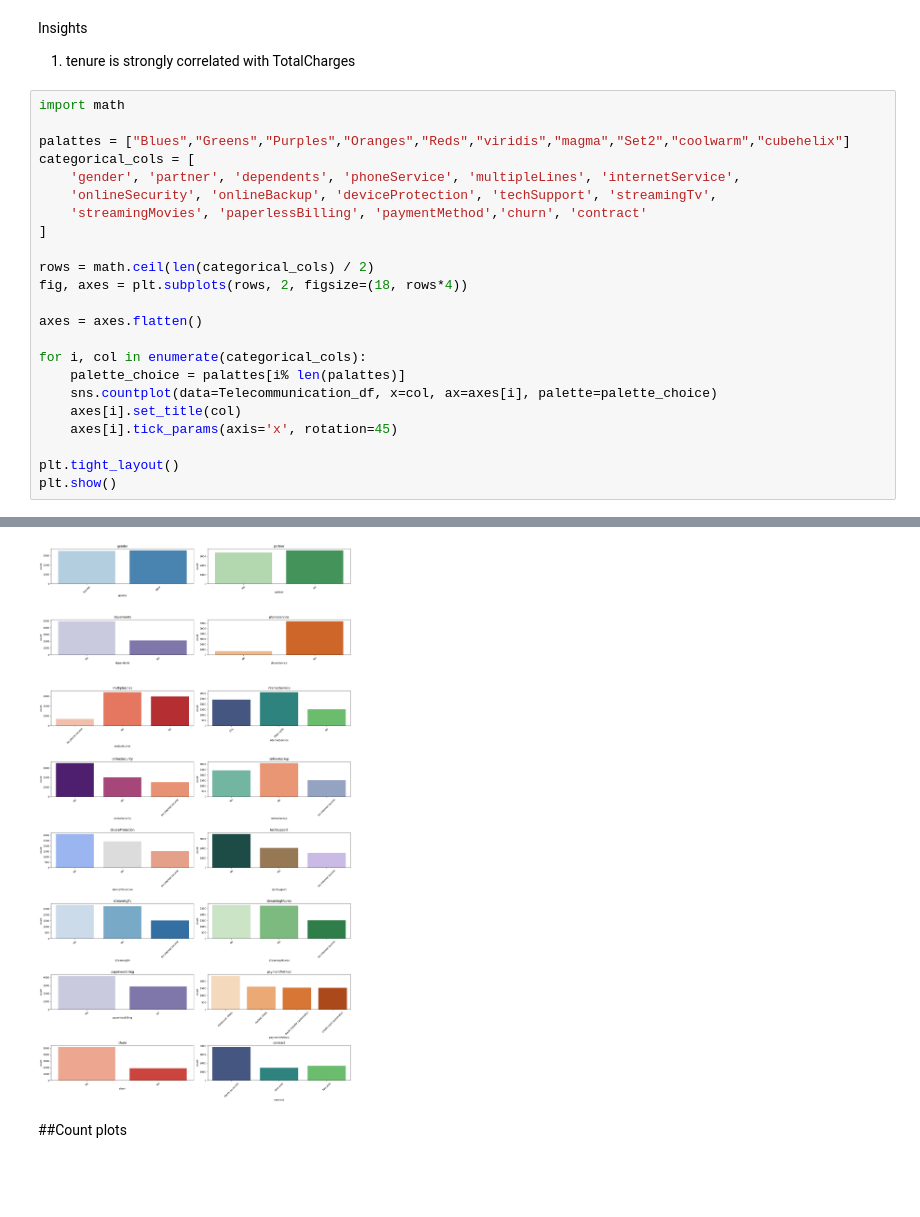
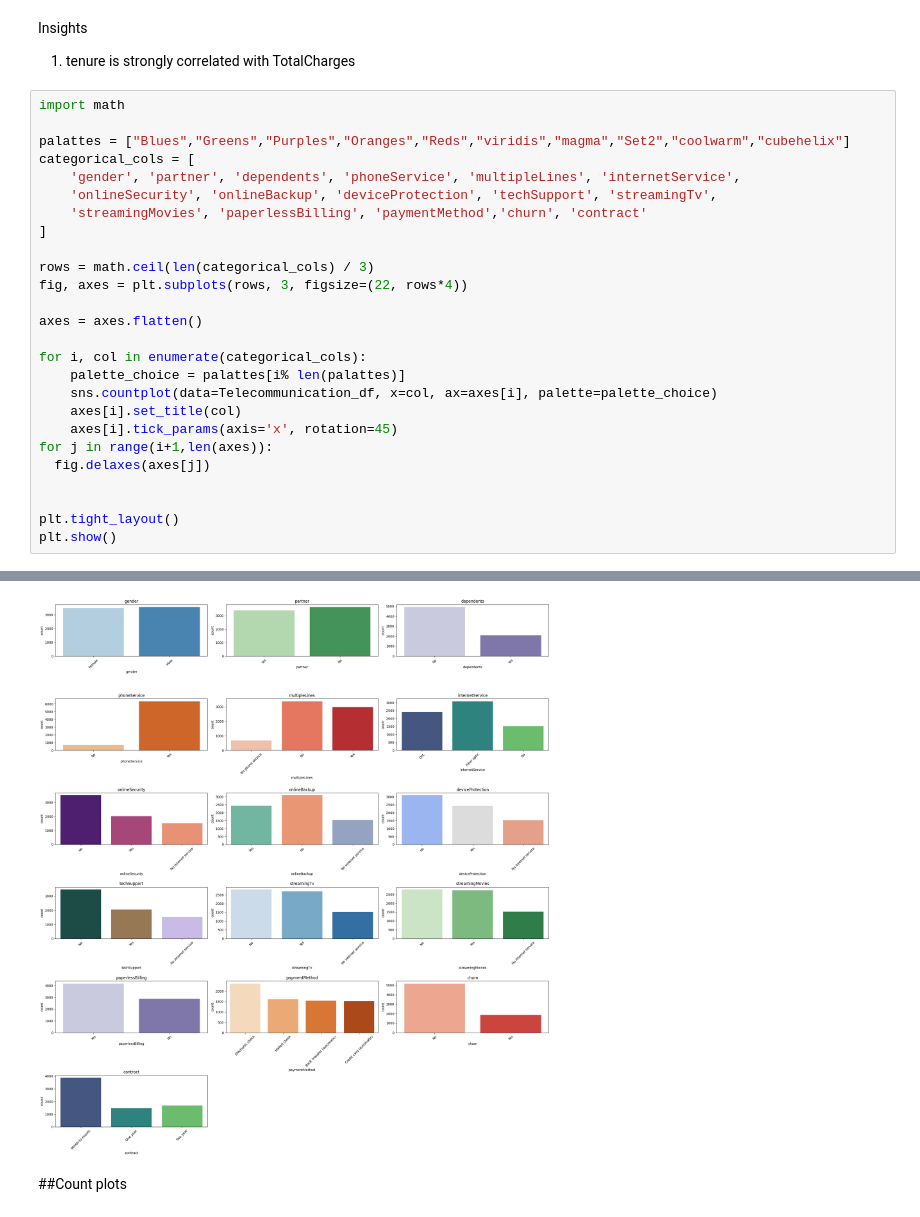
Before and after one commit to yumna-prog/Customer-Churn-Prediction, a Jupyter notebook: CustomerChurnPreduiction.ipynb, the cells around one changed output, grey strips where cells are left out. Cells and saved outputs as stored; diff of their text form; blank space fills up the shorter version.

```diff
--- a/CustomerChurnPreduiction.ipynb
+++ b/CustomerChurnPreduiction.ipynb
@@ -566,38 +564,41 @@ categorical_cols = [
     'streamingMovies', 'paperlessBilling', 'paymentMethod','churn', 'contract'
 ]
 
-rows = math.ceil(len(categorical_cols) / 2)
-fig, axes = plt.subplots(rows, 2, figsize=(18, rows*4))
+rows = math.ceil(len(categorical_cols) / 3)
+fig, axes = plt.subplots(rows, 3, figsize=(22, rows*4))
 
 axes = axes.flatten()
 
 for i, col in enumerate(categorical_cols):
     palette_choice = palattes[i% len(palattes)]
     sns.countplot(data=Telecommunication_df, x=col, ax=axes[i], palette=palette_choice)
     axes[i].set_title(col)
     axes[i].tick_params(axis='x', rotation=45)
+for j in range(i+1,len(axes)):
+  fig.delaxes(axes[j])
+
 
 plt.tight_layout()
 plt.show()
 # %% [output]
 Passing `palette` without assigning `hue` is deprecated and will be removed in v0.14.0. Assign the `x` variable to `hue` and set `legend=False` for the same effect.
 
   sns.countplot(data=Telecommunication_df, x=col, ax=axes[i], palette=palette_choice)
 
 Passing `palette` without assigning `hue` is deprecated and will be removed in v0.14.0. Assign the `x` variable to `hue` and set `legend=False` for the same effect.
 
   sns.countplot(data=Telecommunication_df, x=col, ax=axes[i], palette=palette_choice)
 
 Passing `palette` without assigning `hue` is deprecated and will be removed in v0.14.0. Assign the `x` variable to `hue` and set `legend=False` for the same effect.
 
   sns.countplot(data=Telecommunication_df, x=col, ax=axes[i], palette=palette_choice)
 
 ... (47 lines left out)
 
 Passing `palette` without assigning `hue` is deprecated and will be removed in v0.14.0. Assign the `x` variable to `hue` and set `legend=False` for the same effect.
 
   sns.countplot(data=Telecommunication_df, x=col, ax=axes[i], palette=palette_choice)
-[figure, old version]
+[figure, new version]
 # %% [markdown]
 ##Count plots
 # %%
```
Also changed, not shown: parts of 29 cells of this notebook.
